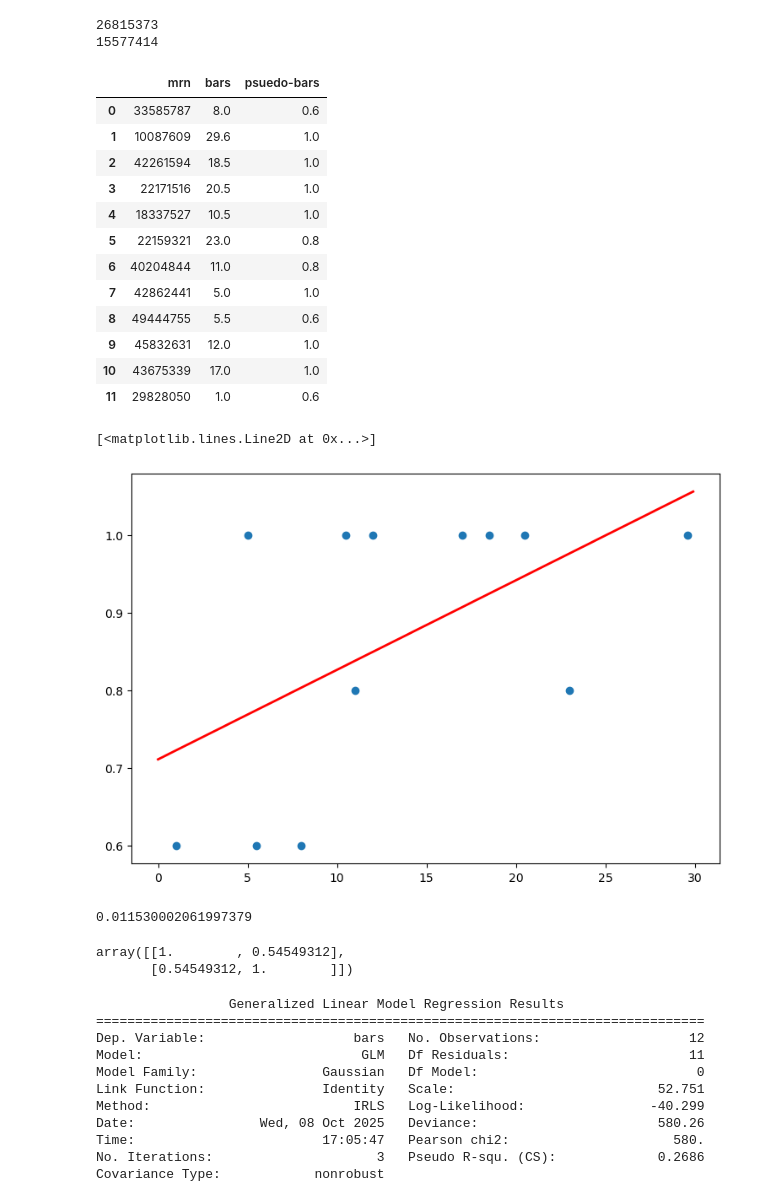
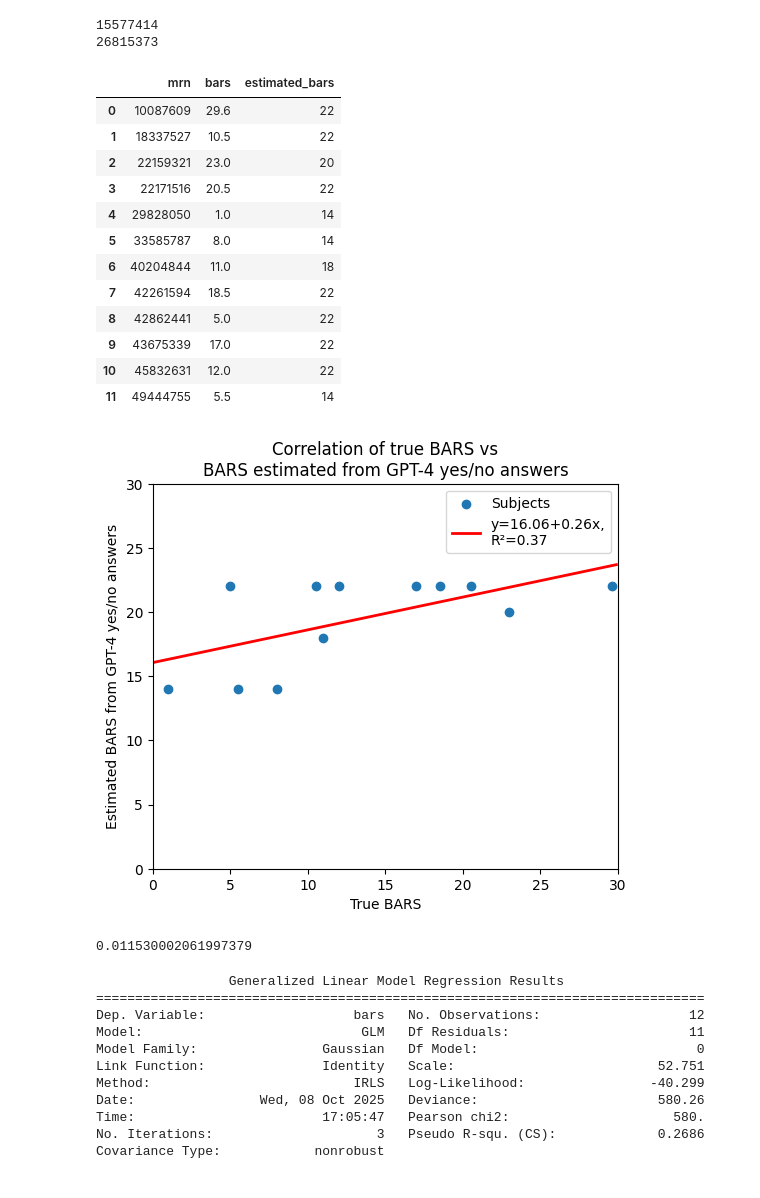
Before and after one commit to Calvinwhow/ReviewPyper, a Jupyter notebook: dev_tools/correl_of_yes-no_bars_to_real_bars_score.ipynb, the cells around one changed output. Drawn from its saved outputs; the diff is of its cells as text; code cells hidden in the pictures.

Commit message:
more plotting and a bit of testing

```diff
--- a/dev_tools/correl_of_yes-no_bars_to_real_bars_score.ipynb
+++ b/dev_tools/correl_of_yes-no_bars_to_real_bars_score.ipynb
@@ -6,7 +6,13 @@ import matplotlib.pyplot as plt
 real_bars = pd.read_csv('/Users/rm026/Documents/msa/msa_local_filelist_w_baseline_info.csv')
 ground_truth = pd.read_csv('/Users/rm026/Documents/code/reviewpyper_testing/unredacted_msa_ground_truth_w_maybes.csv')
 ground_truth.replace({2:0}, inplace=True)
-bars_cols=list(ground_truth.columns)[2:]
-ground_truth['mean']=ground_truth[bars_cols].mean(axis=1)
+ground_truth.columns=['MRN','Fake_MRN','gait','heel-shin','finger-nose','dysarthria','oculomotor']
+qs={'gait':8, 'heel-shin':4, 'finger-nose':4, 'dysarthria':4, 'oculomotor':2}
+weighted_cols=[]
+for question, weight in qs.items():
+    # merged
+    ground_truth[f'{question}_weighted']=ground_truth[question]*weight
+    weighted_cols.append(f'{question}_weighted')
+ground_truth['estimated_bars']=ground_truth[weighted_cols].sum(axis=1)
 ground_truth
 # %% [output]
@@ -36,57 +42,57 @@ for sub in real_bars['MRN'].unique():
 
     if np.isnan(max_bars):
         continue
-    fakes=ground_truth[ground_truth['MRN']==sub]['mean']
+    fakes=ground_truth[ground_truth['MRN']==sub]['estimated_bars']
     if len(fakes)==0:
         print(sub)
         continue
 
     mylist.append([sub, mydf['BARS'].max(), fakes.values[0]])
-df=pd.DataFrame(mylist, columns=['mrn','bars','psuedo-bars'])
-df
+merged=pd.DataFrame(mylist, columns=['mrn','bars','estimated_bars'])
+merged
 # %% [output]
+15577414
 26815373
-15577414
-|  | mrn | bars | psuedo-bars |
-| 0 | 33585787 | 8.0 | 0.6 |
-| 1 | 10087609 | 29.6 | 1.0 |
-| 2 | 42261594 | 18.5 | 1.0 |
-| 3 | 22171516 | 20.5 | 1.0 |
-| 4 | 18337527 | 10.5 | 1.0 |
-| 5 | 22159321 | 23.0 | 0.8 |
-| 6 | 40204844 | 11.0 | 0.8 |
-| 7 | 42862441 | 5.0 | 1.0 |
-| 8 | 49444755 | 5.5 | 0.6 |
-| 9 | 45832631 | 12.0 | 1.0 |
-| 10 | 43675339 | 17.0 | 1.0 |
-| 11 | 29828050 | 1.0 | 0.6 |
+|  | mrn | bars | estimated_bars |
+| 0 | 10087609 | 29.6 | 22 |
+| 1 | 18337527 | 10.5 | 22 |
+| 2 | 22159321 | 23.0 | 20 |
+| 3 | 22171516 | 20.5 | 22 |
+| 4 | 29828050 | 1.0 | 14 |
+| 5 | 33585787 | 8.0 | 14 |
+| 6 | 40204844 | 11.0 | 18 |
+| 7 | 42261594 | 18.5 | 22 |
+| 8 | 42862441 | 5.0 | 22 |
+| 9 | 43675339 | 17.0 | 22 |
+| 10 | 45832631 | 12.0 | 22 |
+| 11 | 49444755 | 5.5 | 14 |
 # %%
-fig, ax = plt.subplots(figsize=(9, 6))
+fig, ax = plt.subplots(figsize=(6, 5))
 
-ax.scatter(df['bars'], df['psuedo-bars'])
 
+ax.scatter(merged['bars'], merged['estimated_bars'])
+plt.xlabel('True BARS')
+plt.ylabel('Estimated BARS from GPT-4 yes/no answers')
+plt.title('Correlation of true BARS vs\nBARS estimated from GPT-4 yes/no answers')
+plt.ylim(0, 30)
+plt.xlim(0, 30)
 # Fit linear regression via least squares with numpy.polyfit
 # It returns an slope (b) and intercept (a)
 # deg=1 means linear fit (i.e. polynomial of degree 1)
-b, a = np.polyfit(df['bars'], df['psuedo-bars'], deg=1)
+b, a = np.polyfit(merged['bars'], merged['estimated_bars'], deg=1)
 
 # Create sequence of 100 numbers from 0 to 100
 xseq = np.arange(0,30,.1 )
 
 # Plot regression line
 ax.plot(xseq, a + b * xseq, color='red', lw=2)
+ax.legend(['Subjects',f'y={a:.2f}+{b:.2f}x,\nR²={np.corrcoef(merged["bars"], merged["estimated_bars"])[0,1]**2:.2f}'])
+plt.savefig('/Users/rm026/Documents/code/reviewpyper_testing/plots/bars_binary_correl_to_truth_plot.png', dpi=300)
 # %% [output]
-[<matplotlib.lines.Line2D at 0x...>]
-[figure, old version]
+[figure, new version]
 # %%
 b
 # %% [output]
 0.011530002061997379
-# %%
-r=np.corrcoef(df['bars'], df['psuedo-bars'])
-r
-# %% [output]
-array([[1.        , 0.54549312],
-       [0.54549312, 1.        ]])
 # %%
 import statsmodels.api as sm
```
Also changed, not shown: parts of 2 cells of this notebook, 4 other files.
